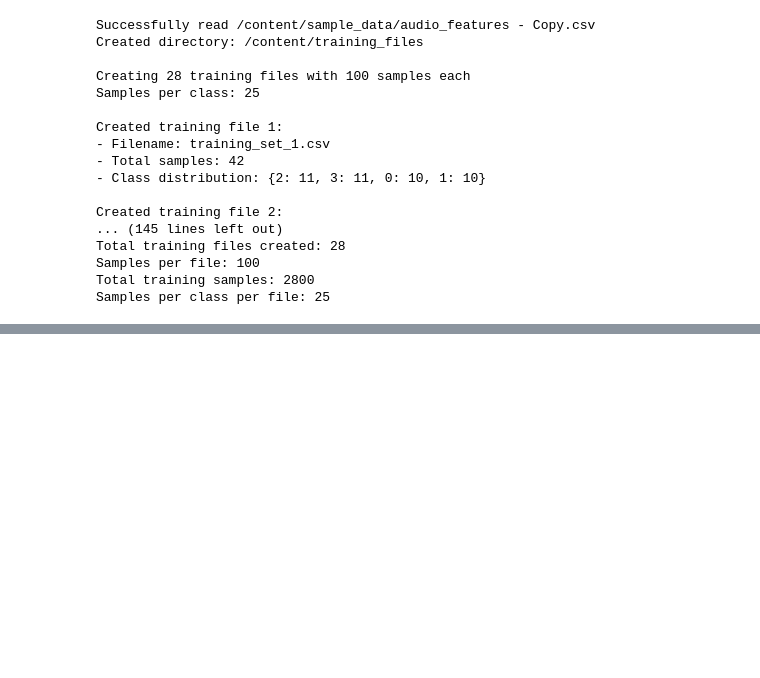
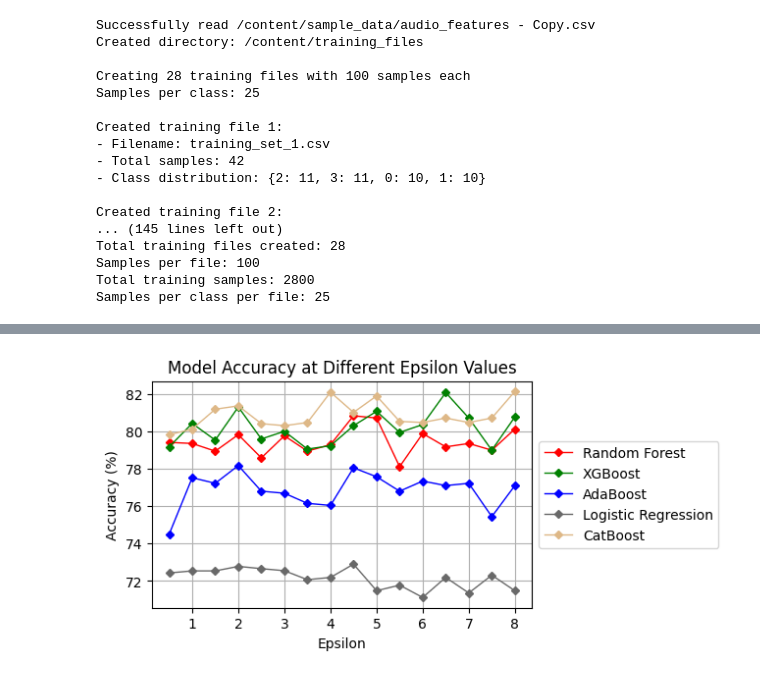
Before and after one commit to Susmitapaul45/VoiceRecognition, a Jupyter notebook: audio_features.ipynb, the cells around one changed output, grey strips where cells are left out. Drawn from its saved outputs; the diff is of its cells as text; code cells hidden in the pictures; blank space fills up the shorter version.

```diff
--- a/audio_features.ipynb
+++ b/audio_features.ipynb
@@ -1939,0 +2465,28 @@ EmptyDataError: No columns to parse from file
+# %%
+import matplotlib.pyplot as plt
+
+# Data
+epsilon = [0.5, 1, 1.5, 2, 2.5, 3, 3.5, 4, 4.5, 5, 5.5, 6, 6.5, 7, 7.5, 8]
+rf_accuracy = [79.41, 79.35, 78.94, 79.82, 78.58, 79.76, 78.94, 79.29, 80.83, 80.71, 78.11, 79.88, 79.17, 79.35, 78.99, 80.12]
+xgboost_accuracy = [79.17, 80.42, 79.53, 81.3, 79.59, 80, 79.05, 79.23, 80.3, 81.07, 79.94, 80.36, 82.07, 80.71, 78.99, 80.77]
+adaboost_accuracy = [74.5, 77.52, 77.22, 78.17, 76.8, 76.69, 76.15, 76.04, 78.05, 77.57, 76.8, 77.34, 77.1, 77.22, 75.44, 77.1]
+lr_accuracy = [72.43, 72.54, 72.54, 72.78, 72.66, 72.55, 72.07, 72.19, 72.9, 71.48, 71.78, 71.12, 72.19, 71.36, 72.31, 71.48]
+catboost_accuracy = [79.82, 80.12, 81.18, 81.36, 80.41, 80.3, 80.47, 82.09, 81.01, 81.89, 80.53, 80.47, 80.71, 80.47, 80.71, 82.13]
+
+# Plotting the accuracy values
+plt.figure(figsize=(5, 3))
+
+plt.plot(epsilon, rf_accuracy, marker='D',markersize=4, linewidth=1, label='Random Forest', color='red')
+plt.plot(epsilon, xgboost_accuracy, marker='D',markersize=4, linewidth=1, label='XGBoost', color='green')
+plt.plot(epsilon, adaboost_accuracy, marker='D',markersize=4, linewidth=1, label='AdaBoost', color='blue')
+plt.plot(epsilon, lr_accuracy, marker='D',markersize=4, linewidth=1, label='Logistic Regression', color='dimgray')
+plt.plot(epsilon, catboost_accuracy, marker='D',markersize=4, linewidth=1, label='CatBoost', color='burlywood')
+
+plt.title('Model Accuracy at Different Epsilon Values')
+plt.xlabel('Epsilon')
+plt.ylabel('Accuracy (%)')
+plt.legend(loc='center left', bbox_to_anchor=(1, 0.5))
+plt.grid(True)
+plt.show()
+# %% [output]
+[figure, added]
```
Also changed, not shown: parts of 8 cells of this notebook.
